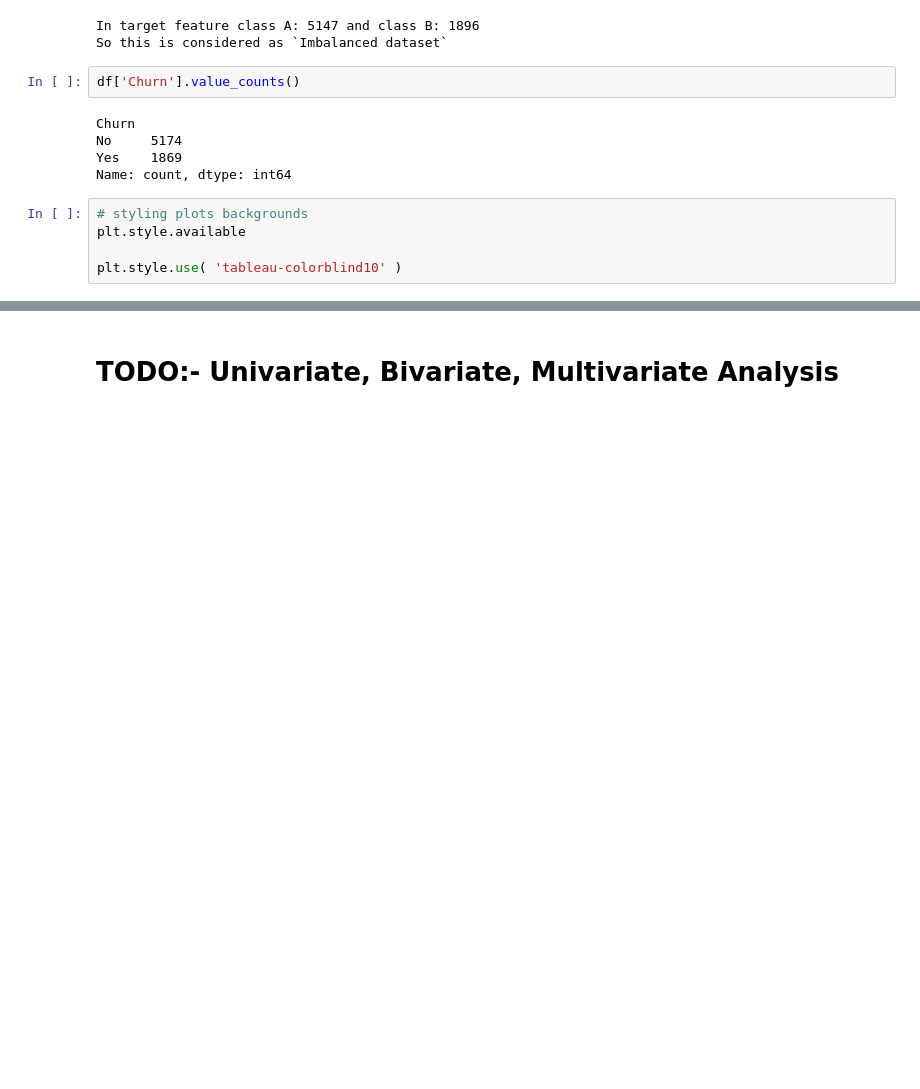
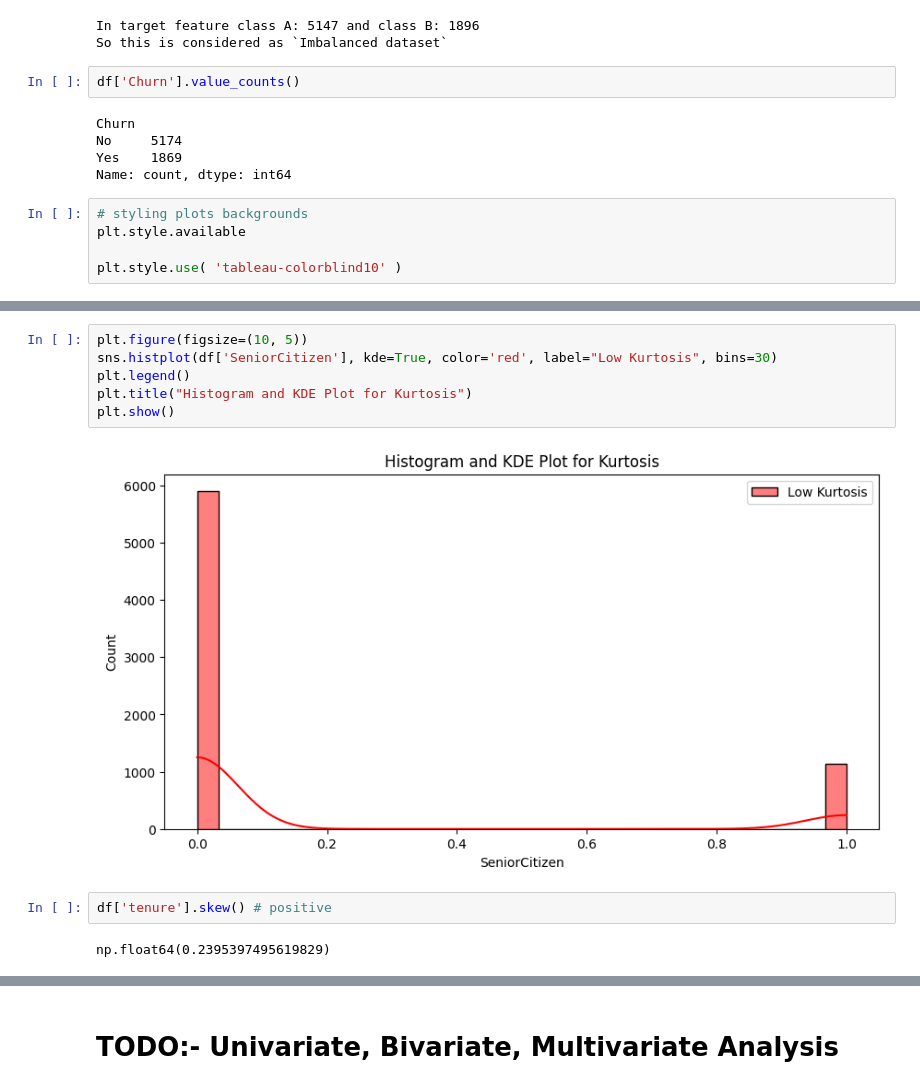
Before and after one commit to AnoopGeorge418/CustomerChurn-Prediction_System, a Jupyter notebook: dataHub/notebooks/exploratory/exploratory.ipynb, the cells around one changed output, grey strips where cells are left out. Cells and saved outputs as stored; diff of their text form; blank space fills up the shorter version.

```diff
--- a/dataHub/notebooks/exploratory/exploratory.ipynb
+++ b/dataHub/notebooks/exploratory/exploratory.ipynb
@@ -183,0 +233,12 @@ plt.style.use( 'tableau-colorblind10' )
+# %%
+plt.figure(figsize=(10, 5))
+sns.histplot(df['SeniorCitizen'], kde=True, color='red', label="Low Kurtosis", bins=30)
+plt.legend()
+plt.title("Histogram and KDE Plot for Kurtosis")
+plt.show()
+# %% [output]
+[figure, added]
+# %%
+df['tenure'].skew() # positive
+# %% [output]
+np.float64(0.2395397495619829)
```
Also changed, not shown: parts of 31 cells of this notebook.
